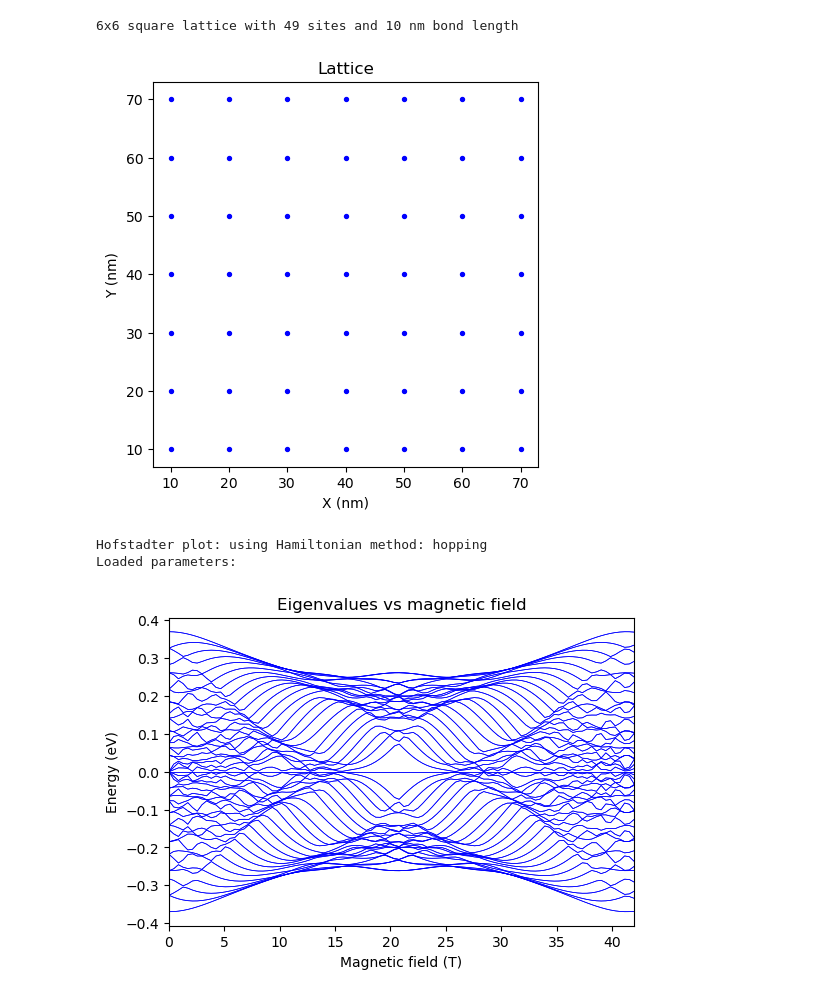
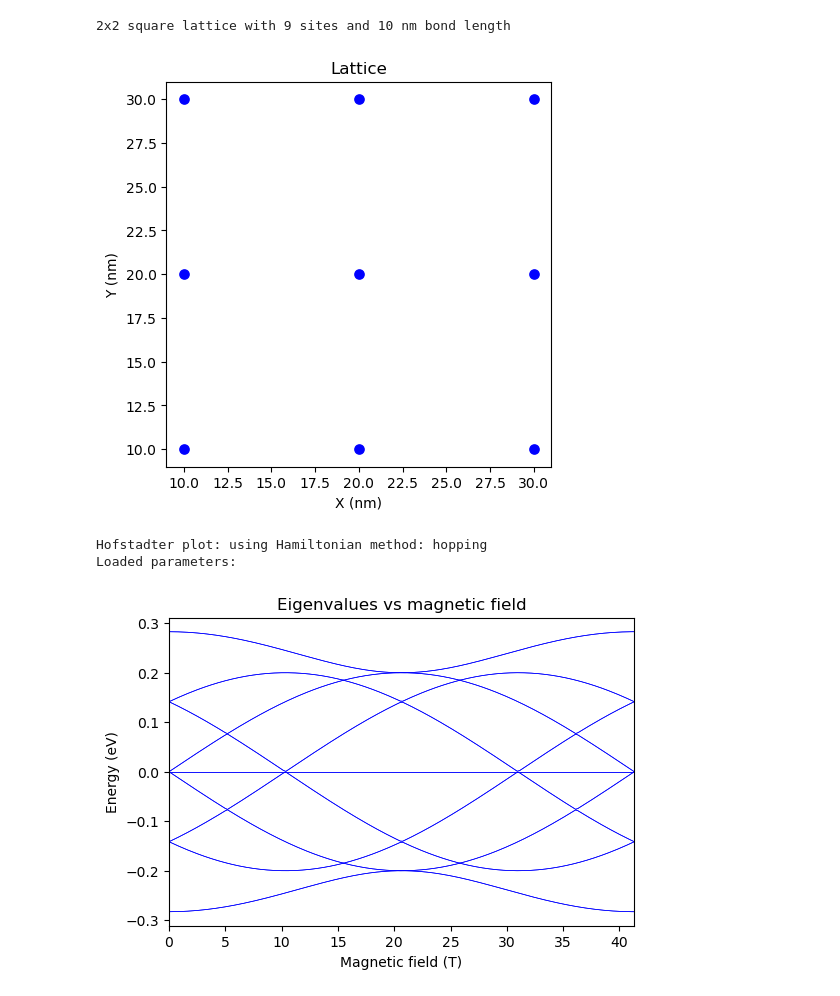
Before and after one commit to danis-b/HB_lattice, a Jupyter notebook: HB_plot.ipynb, the cells around one changed output. Cells and saved outputs as stored; diff of their text form; code cells hidden in the pictures.

```diff
--- a/HB_plot.ipynb
+++ b/HB_plot.ipynb
@@ -1,26 +1,24 @@
 # %%
-import numpy as np
-import matplotlib.pyplot as plt
 from HB_lattice import *
 
 latt = HB_lattice(parallel=False)
-latt.create_lattice('square', 6, 10)
+latt.create_lattice('square', 2, 10)
 # latt.create_custom_lattice("coords.csv")
 # %% [output]
-6x6 square lattice with 49 sites and 10 nm bond length
+2x2 square lattice with 9 sites and 10 nm bond length
-[figure, old version]
+[figure, new version]
 # %%
 #ham_type = "hopping":
 #t = [0.1, 0.01, ...]
 #t_so = [0.01, ...]
 
 #ham_type = "interpolation":
 # a_param = 1
 # b_param = 10
 
-latt.plot_hofstadter(42, 100, g_factor=0, ham_type='hopping')
+latt.plot_hofstadter(41.3, 200, g_factor=0, ham_type='hopping')
 # %% [output]
 Hofstadter plot: using Hamiltonian method: hopping
 Loaded parameters:
-[figure, old version]
+[figure, new version]
 # %%
```
Also changed, not shown: parts of 2 cells of this notebook, 4 other files.
